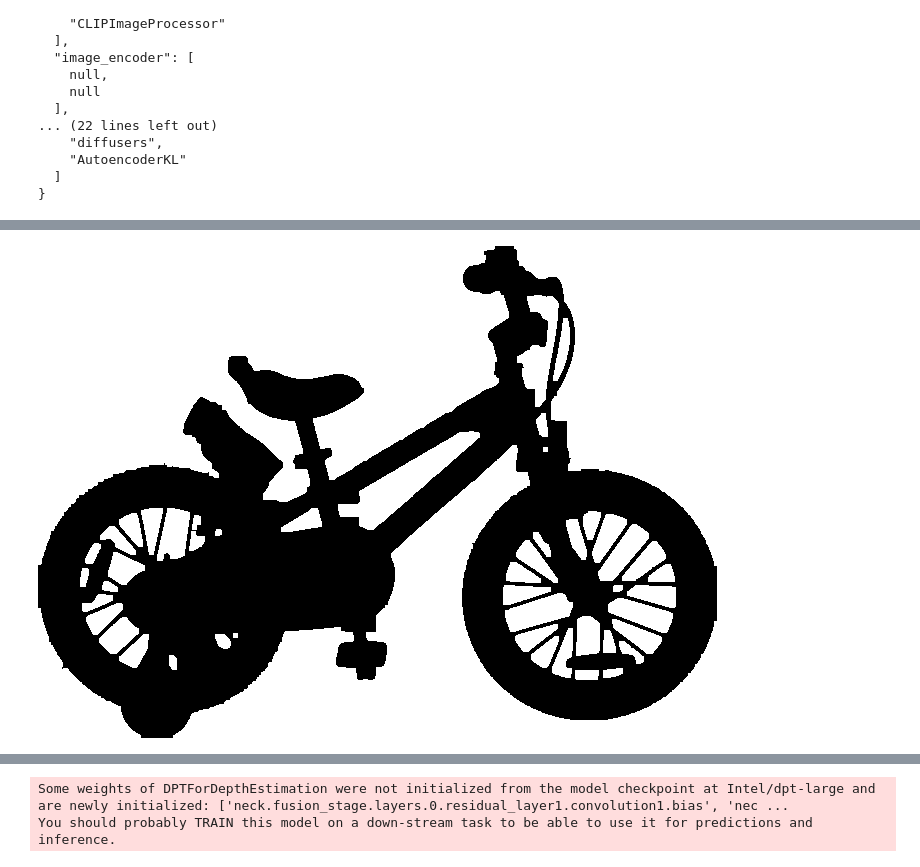
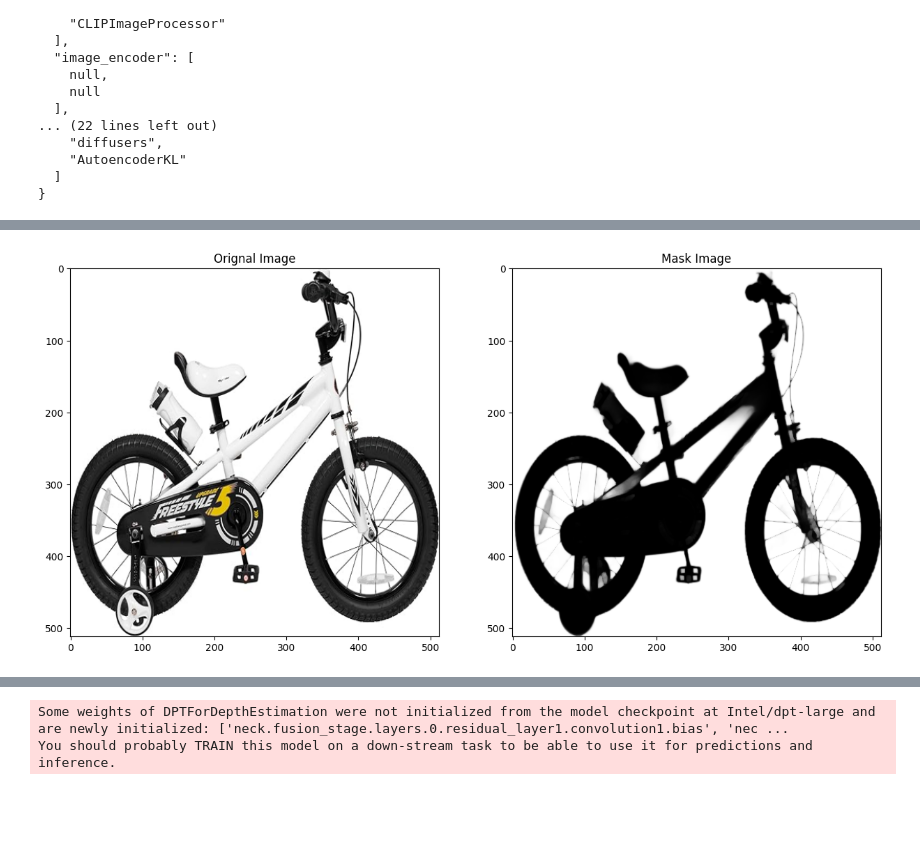
Before and after one commit to Vijay-J0shi/backgroud_Image_Project, a Jupyter notebook: AvataarProjectH1.ipynb, the cells around one changed output, grey strips where cells are left out. Cells and saved outputs as stored; diff of their text form; code cells hidden in the pictures; blank space fills up the shorter version.

```diff
--- a/AvataarProjectH1.ipynb
+++ b/AvataarProjectH1.ipynb
@@ -114,0 +213,2 @@ def create_object_mask(image):
+# %%
+net = build_model(hypar, device)
@@ -114,0 +264,18 @@ def create_object_mask(image):
+# %%
+def create_object_mask(image):
+    from PIL import Image, ImageFilter
+    import matplotlib.pyplot as plt
+    image_bytes = pil_to_bytesio(image)
+
+    image_tensor, orig_size = load_image(image_bytes, hypar)
+    mask_temp_cleaned = predict(net, image_tensor, orig_size, hypar, device)
+    # Clean the binary mask
+#     mask_temp_cleaned = clean_binary_mask_with_blur(mask_temp_cleaned,50)
+#
+    mask_temp_cleaned=erode_image(mask_temp_cleaned,(2,2),2)
+#
+#     mask_temp_cleaned = clean_binary_mask_with_blur(mask_temp_cleaned,210)
+#     mask_temp_cleaned = cv2.bitwise_not(mask_temp_cleaned)
+    e_mask = Image.fromarray(mask_temp_cleaned ).convert('L')
+#     e_mask = e_mask.filter(ImageFilter.GaussianBlur(2))
+    return  e_mask
@@ -115,5 +298,20 @@ def create_object_mask(image):
+# %%
+import matplotlib.pyplot as plt
+def pair_display(image1,image2):
+    plt.figure(figsize=(15, 9))
+
+    plt.subplot(1, 2, 1)
+    plt.imshow(image1)
+    plt.title('Orignal Image')
+    plt.axis('on')
+
+    plt.subplot(1, 2, 2)
+    plt.imshow(image2,cmap='gray')
+    plt.title('Mask Image')
+    plt.axis('on')
+
+    plt.show()
 # %%
-mask_image=create_object_mask(init_image)
-mask_image
+pair_display(init_image,mask_image)
 # %% [output]
-[figure, old version]
+[figure, new version]
```
Also changed, not shown: parts of 36 cells of this notebook.
